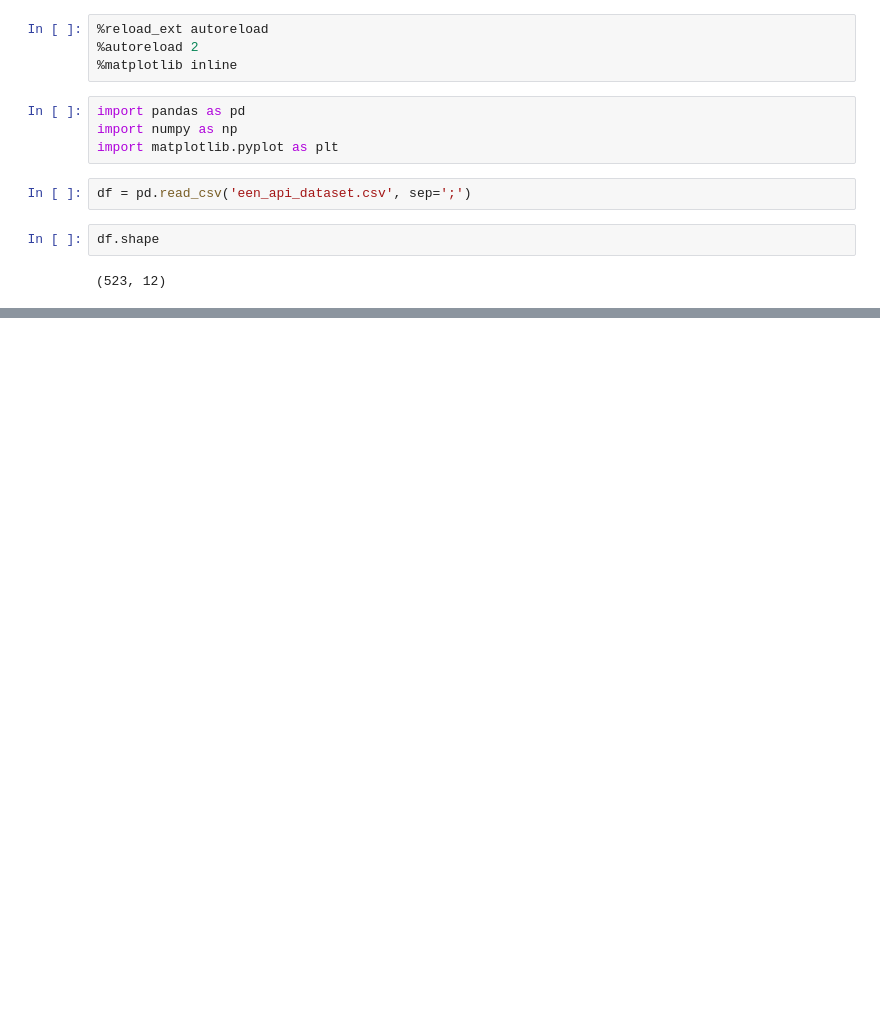
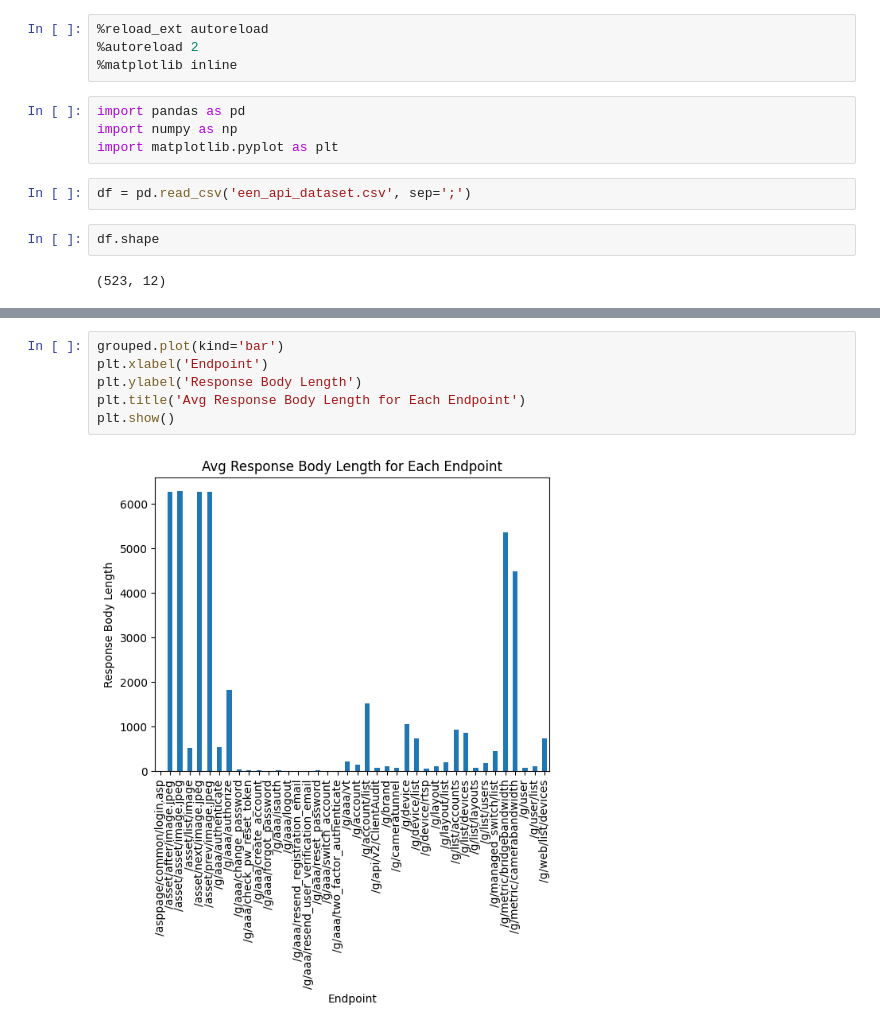
Before and after one commit to niallbuckley/API-data-analytics, a Jupyter notebook: analysis-EEN.ipynb, the cells around one changed output, grey strips where cells are left out. Cells and saved outputs as stored; diff of their text form; blank space fills up the shorter version.

```diff
--- a/analysis-EEN.ipynb
+++ b/analysis-EEN.ipynb
@@ -34,0 +59,8 @@ max              740.000000          10668.000000         NaN
+# %%
+grouped.plot(kind='bar')
+plt.xlabel('Endpoint')
+plt.ylabel('Response Body Length')
+plt.title('Avg Response Body Length for Each Endpoint')
+plt.show()
+# %% [output]
+[figure, added]
```
Also changed, not shown: parts of 8 cells of this notebook.
